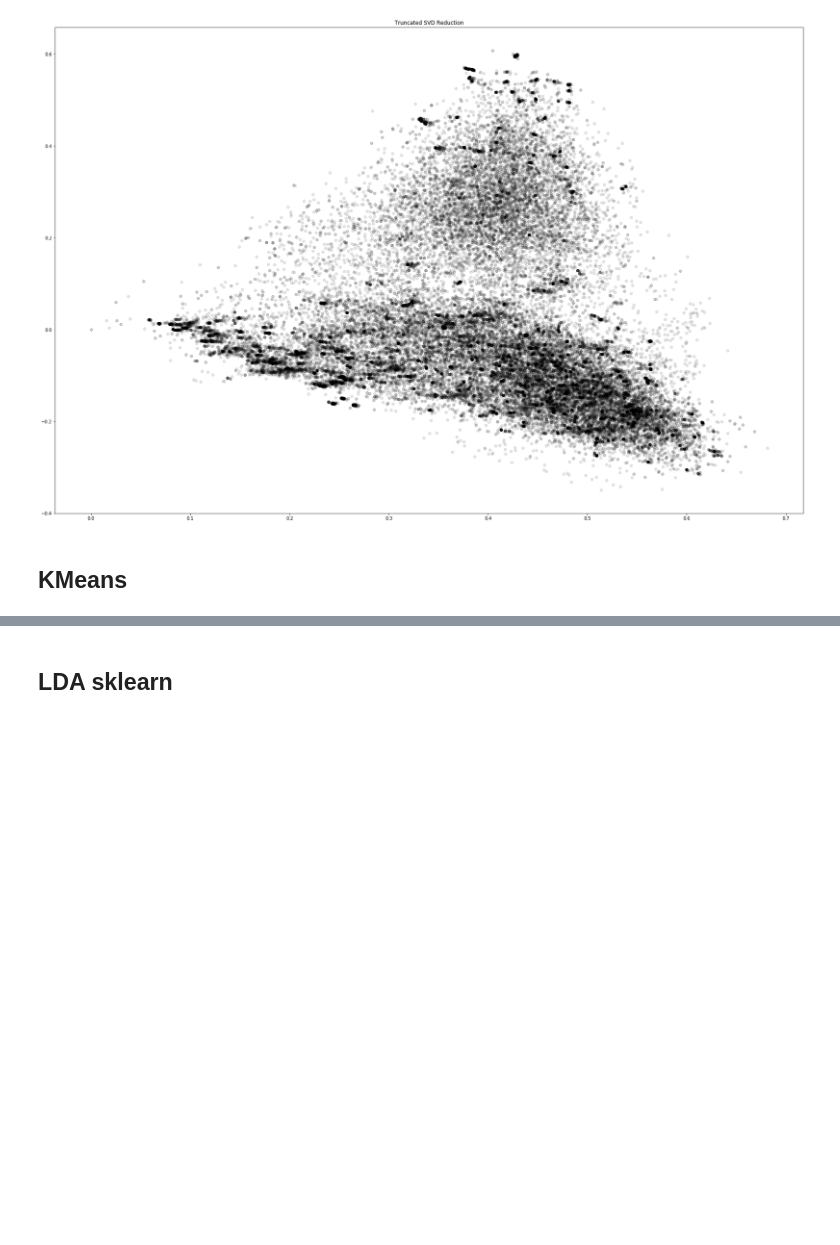
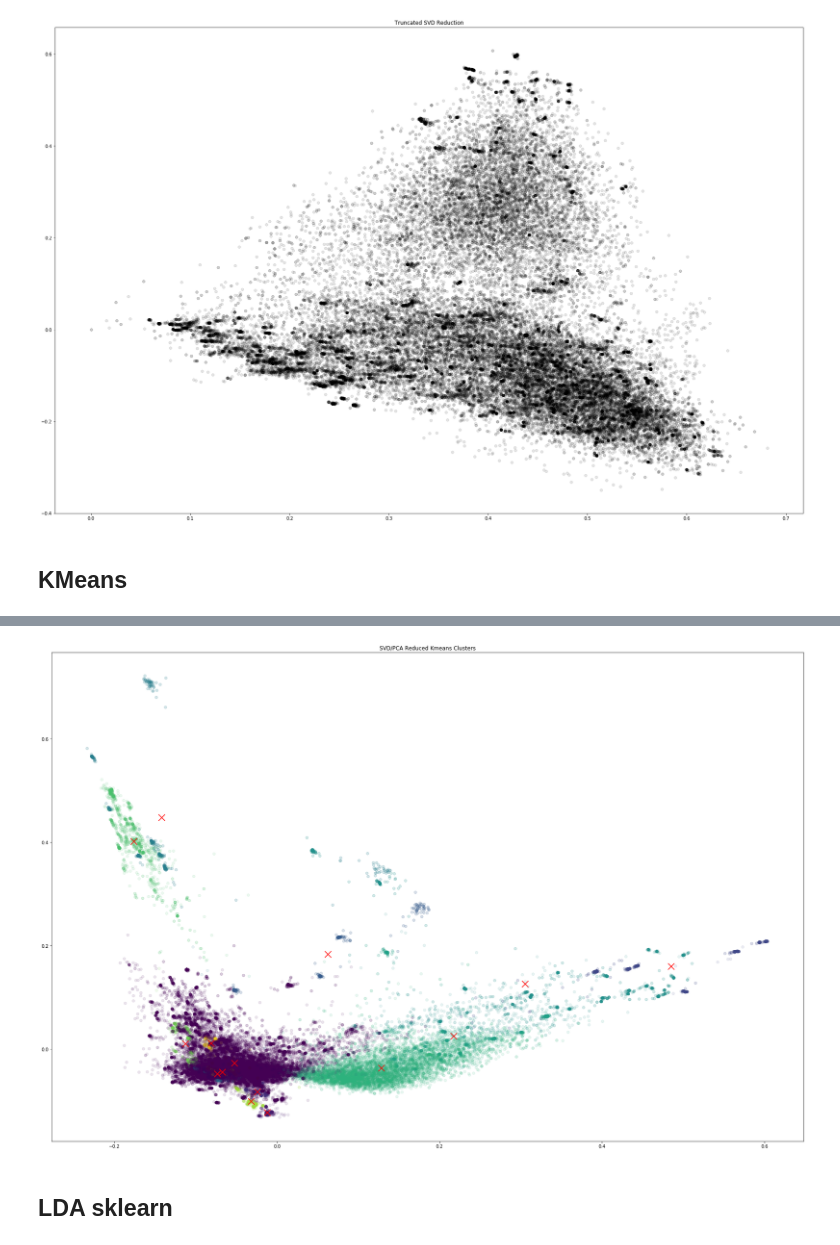
Before and after one commit to albertolovell/closed_caption_classifier, a Jupyter notebook: capstone.ipynb, the cells around one changed output, grey strips where cells are left out. Saved outputs shown, nothing was run; the diff lists cells and outputs as text; code cells hidden in the pictures; blank space fills up the shorter version.

```diff
--- a/capstone.ipynb
+++ b/capstone.ipynb
@@ -175,3 +233,30 @@ plt.show()
+# %%
+#with SVD and PCA for visualization
+
+#without max_features
+vect = TfidfVectorizer(stop_words=stopwords.words('english'), lowercase=True)
+tfidf_model = vect.fit_transform(text)
+
+svd1 = TruncatedSVD(n_components=100, n_iter=7, random_state=42)
+clf = svd1.fit_transform(tfidf_model)
+
+num_clusters = 15
+km = KMeans(n_clusters=num_clusters, n_jobs=-1)
+km.fit(clf)
+
+clusters = km.labels_.tolist()
+
+pca = PCA(n_components=2).fit(clf)
+data2D = pca.transform(clf)
+centers2D = pca.transform(km.cluster_centers_)
+
+plt.figure(figsize=(30,20))
+plt.scatter(data2D[:,0], data2D[:,1], c=clusters, alpha=0.1)
+plt.scatter(centers2D[:,0], centers2D[:,1], marker='x', s=200, linewidths=3, c='r')
+plt.title('SVD/PCA Reduced Kmeans Clusters')
+plt.show()
+# %% [output]
+[figure, added]
 # %% [markdown]
 ## LDA sklearn
 # %%
```
Also changed, not shown: parts of 23 cells of this notebook, 1 other file.
